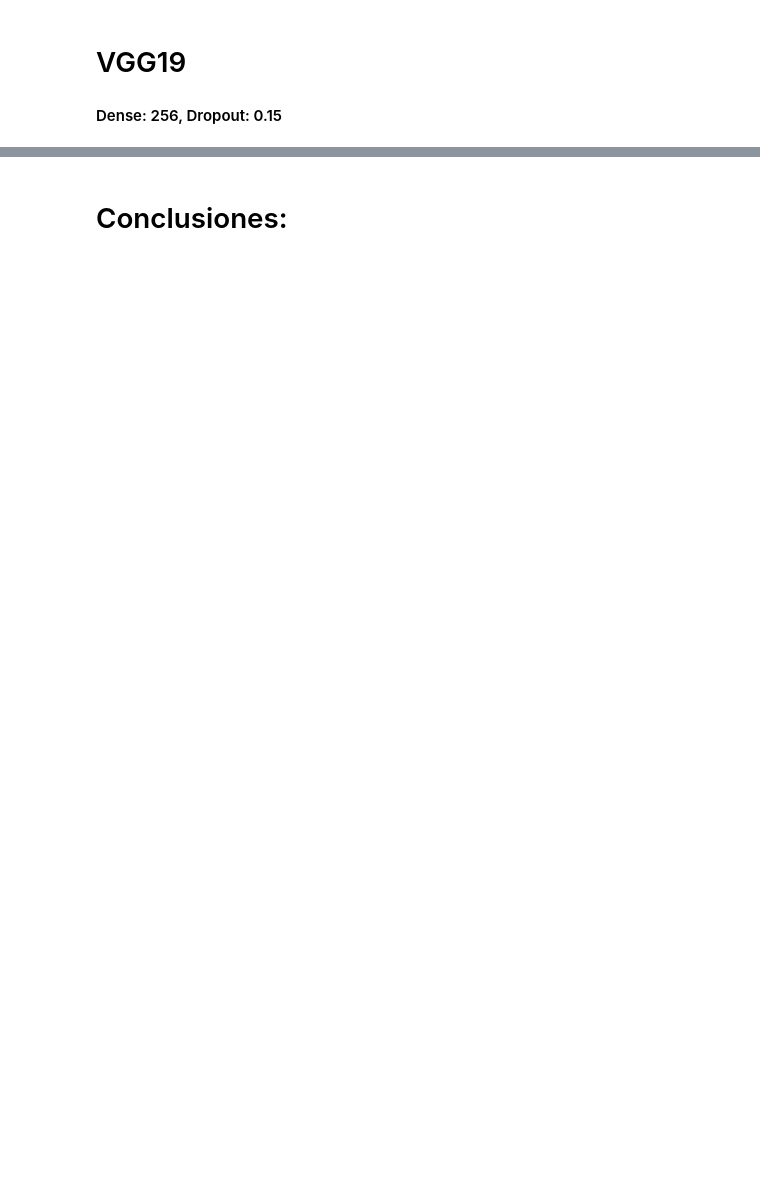
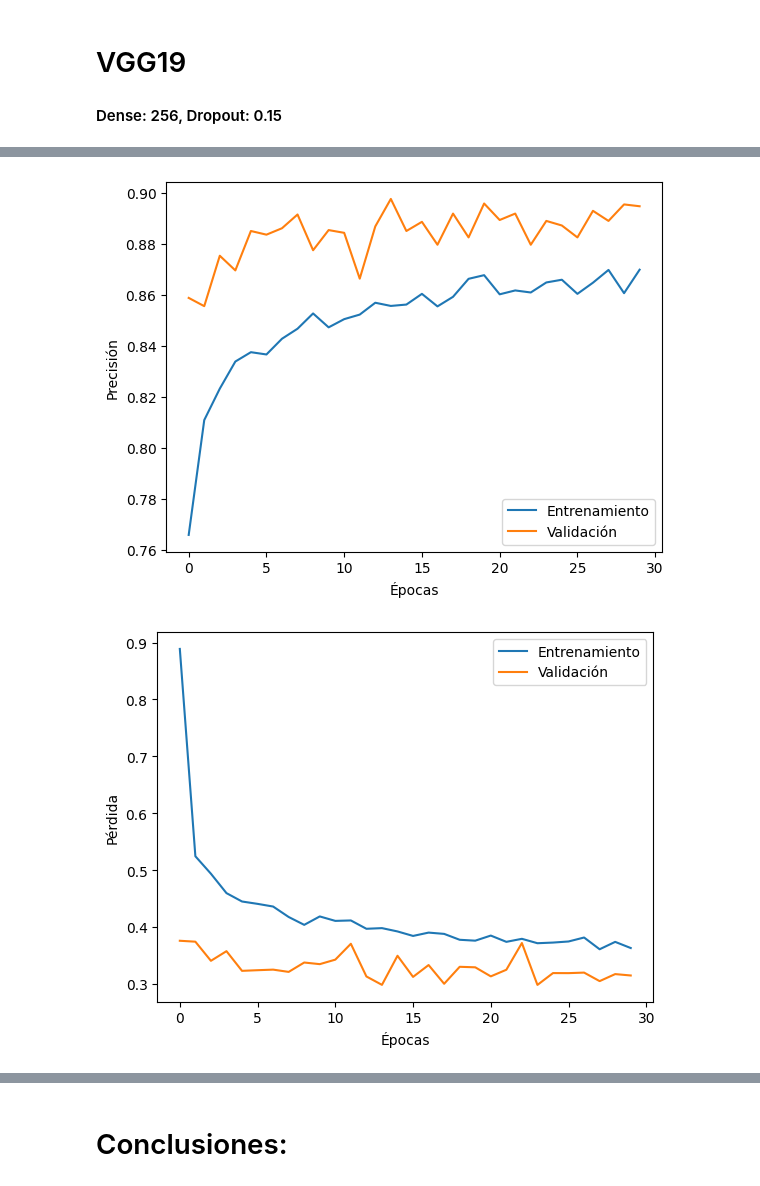
Before and after one commit to joaquinoldani/tp-ml-2, a Jupyter notebook: tp2_places.ipynb, the cells around one changed output, grey strips where cells are left out. Cells and saved outputs as stored; diff of their text form; code cells hidden in the pictures; blank space fills up the shorter version.

```diff
--- a/tp2_places.ipynb
+++ b/tp2_places.ipynb
@@ -35,8 +35,8 @@ except Exception as e:
 # %% [output]
 Se importó correctamente
 # %%
-img_folder_train = r"C:\UCSE\data-tp\train"
-img_folder_test = r"C:\UCSE\data-tp\test"
+img_folder_train = r"C:\Users\Joaco\Documents\ucse\dataset\train"
+img_folder_test = r"C:\Users\Joaco\Documents\ucse\dataset\test"
 
 # categorias propuestas
 categories = ['buildings', 'forest', 'glacier', 'mountain', 'sea', 'street']
@@ -496,0 +522,6 @@ Epoch 30/30
+# %%
+# Graficamos la precisión de InceptionV3_dense256_dropout025
+plot_history_result(history_model_InceptionV3)
+# %% [output]
+[figure, added]
+[figure, added]
```
Also changed, not shown: parts of 14 cells of this notebook, 2 other files.
